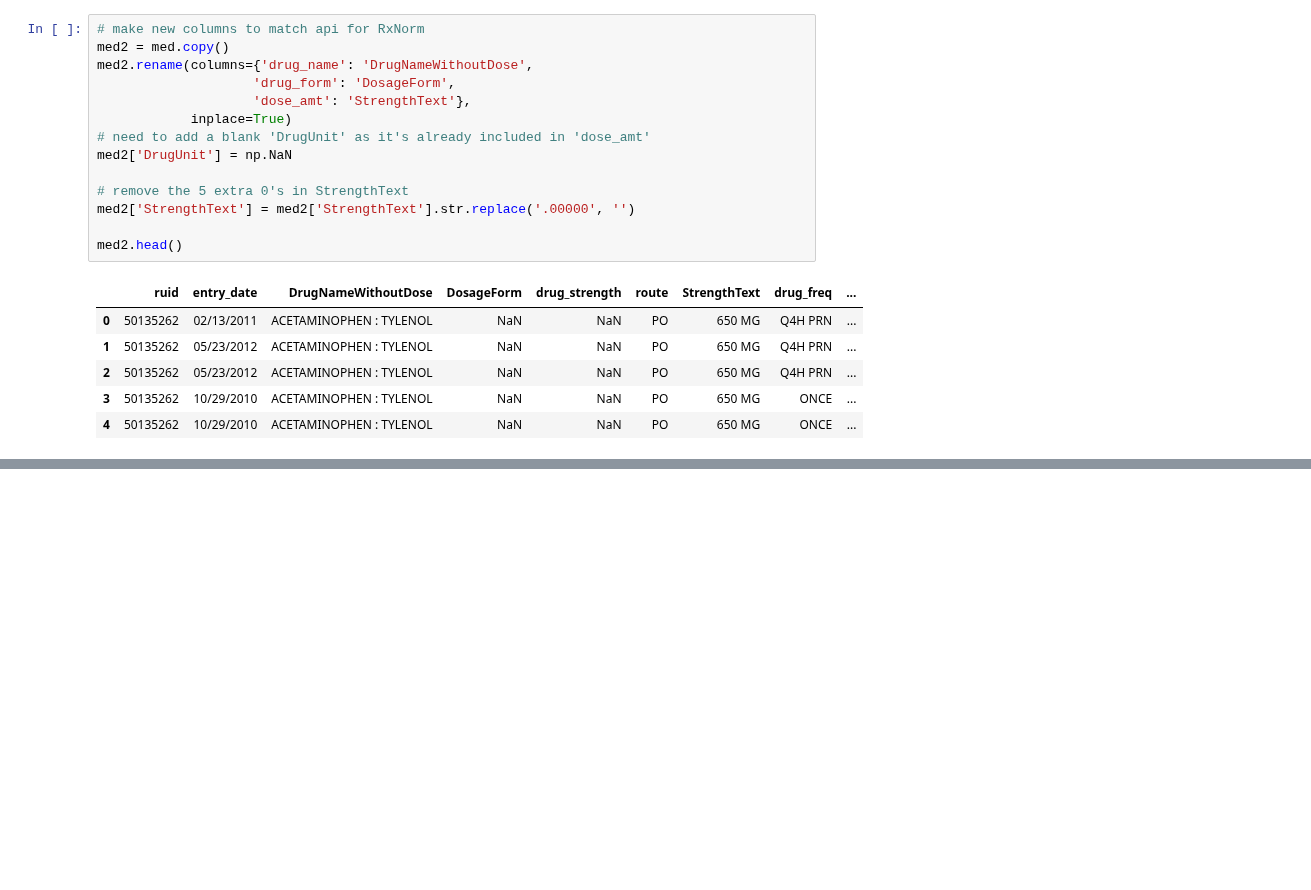
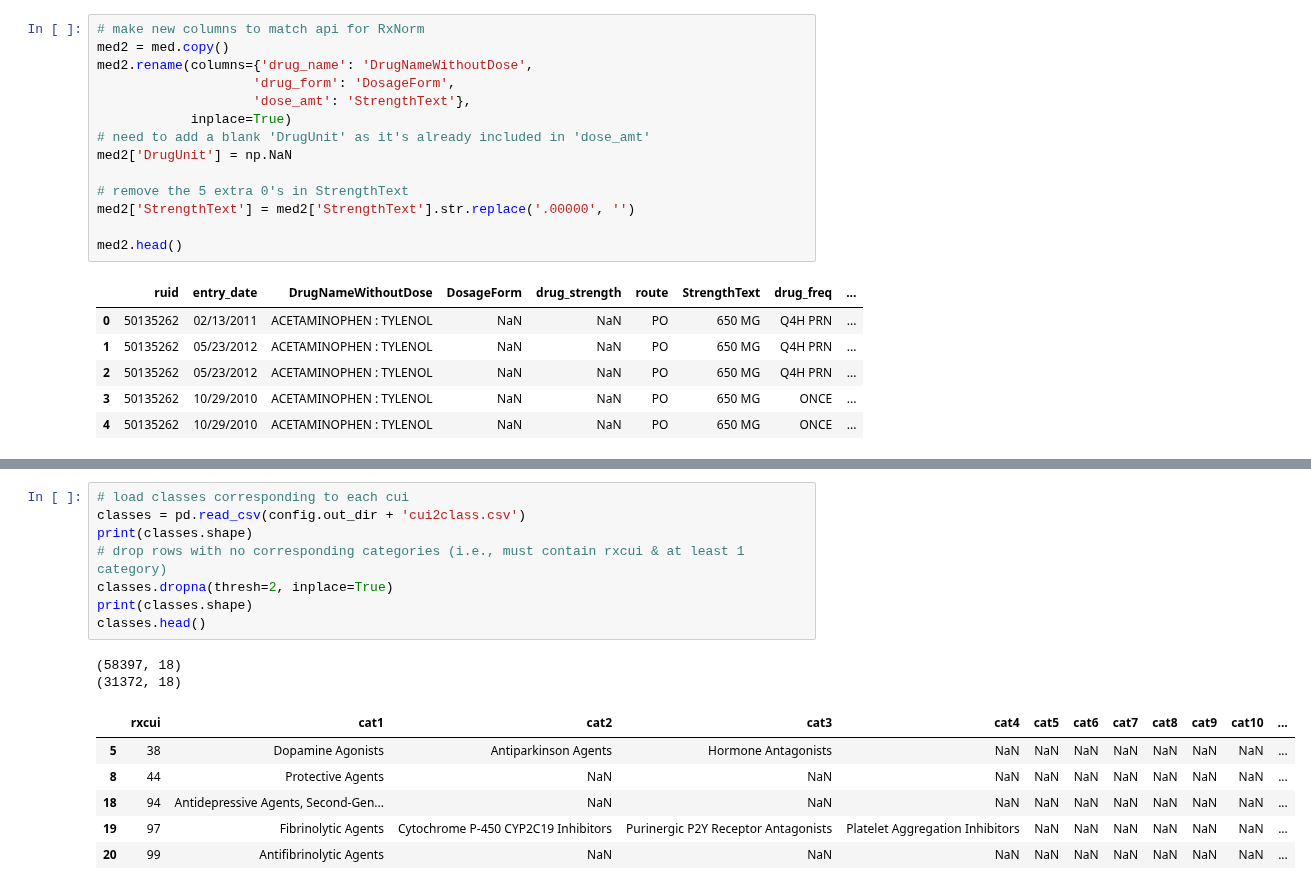
Before and after one commit to alvinjeffery/Bios8366_project, a Jupyter notebook: code/alvin_prelim.ipynb, the cells around one changed output, grey strips where cells are left out. Drawn from its saved outputs; the diff is of its cells as text; blank space fills up the shorter version.

```diff
--- a/code/alvin_prelim.ipynb
+++ b/code/alvin_prelim.ipynb
@@ -472,0 +463,17 @@ classes.head()
+# %%
+# load classes corresponding to each cui
+classes = pd.read_csv(config.out_dir + 'cui2class.csv')
+print(classes.shape)
+# drop rows with no corresponding categories (i.e., must contain rxcui & at least 1 category)
+classes.dropna(thresh=2, inplace=True)
+print(classes.shape)
+classes.head()
+# %% [output]
+(58397, 18)
+(31372, 18)
+|  | rxcui | cat1 | cat2 | cat3 | cat4 | cat5 | cat6 | cat7 | cat8 | cat9 | cat10 | ... |
+| 5 | 38 | Dopamine Agonists | Antiparkinson Agents | Hormone Antagonists | NaN | NaN | NaN | NaN | NaN | NaN | NaN | ... |
+| 8 | 44 | Protective Agents | NaN | NaN | NaN | NaN | NaN | NaN | NaN | NaN | NaN | ... |
+| 18 | 94 | Antidepressive Agents, Second-Gen... | NaN | NaN | NaN | NaN | NaN | NaN | NaN | NaN | NaN | ... |
+| 19 | 97 | Fibrinolytic Agents | Cytochrome P-450 CYP2C19 Inhibitors | Purinergic P2Y Receptor Antagonists | Platelet Aggregation Inhibitors | NaN | NaN | NaN | NaN | NaN | NaN | ... |
+| 20 | 99 | Antifibrinolytic Agents | NaN | NaN | NaN | NaN | NaN | NaN | NaN | NaN | NaN | ... |
```
Also changed, not shown: parts of 15 cells of this notebook, 2 other files.
